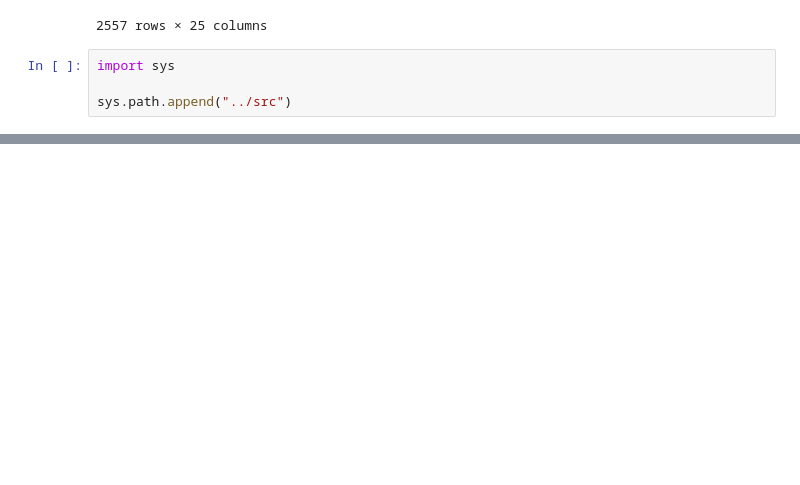
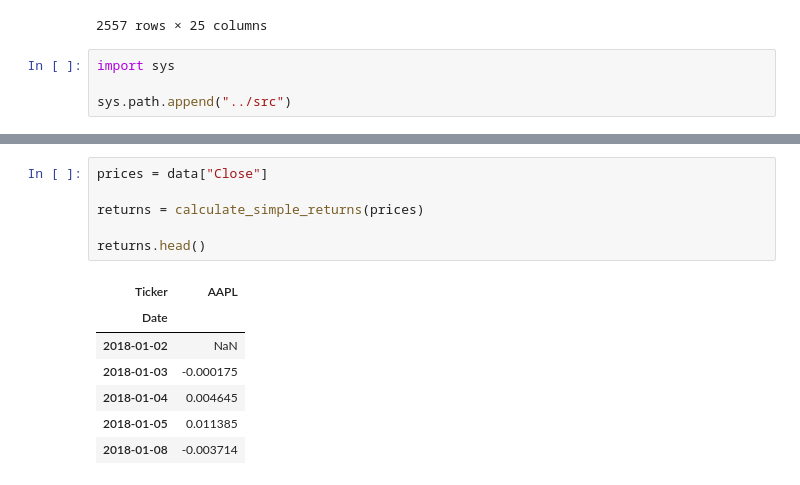
Before and after one commit to Lephim/quant-research-platform, a Jupyter notebook: notebooks/01_market_data_exploration.ipynb, the cells around one changed output, grey strips where cells are left out. Drawn from its saved outputs; the diff is of its cells as text; blank space fills up the shorter version.

```diff
--- a/notebooks/01_market_data_exploration.ipynb
+++ b/notebooks/01_market_data_exploration.ipynb
@@ -253,0 +252,14 @@ ImportError: cannot import name 'annualized_volatility' from 'analytics.risk' (/
+# %%
+prices = data["Close"]
+
+returns = calculate_simple_returns(prices)
+
+returns.head()
+# %% [output]
+| Ticker | AAPL |
+| Date |  |
+| 2018-01-02 | NaN |
+| 2018-01-03 | -0.000175 |
+| 2018-01-04 | 0.004645 |
+| 2018-01-05 | 0.011385 |
+| 2018-01-08 | -0.003714 |
```
Also changed, not shown: parts of 5 cells of this notebook, 12 other files.
